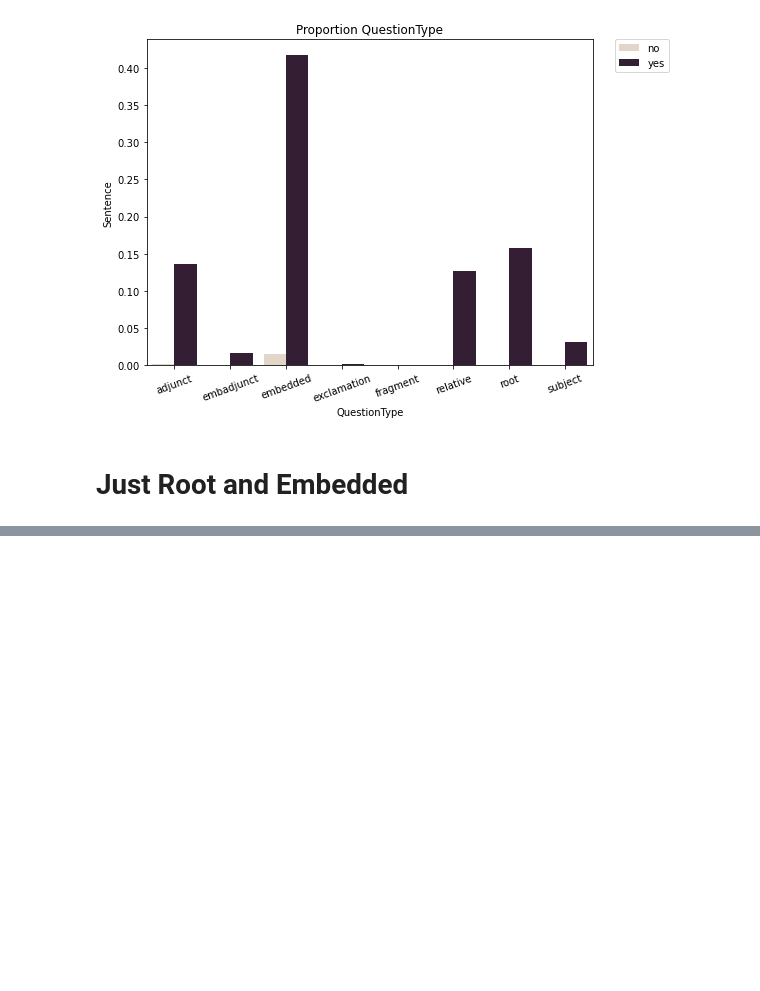
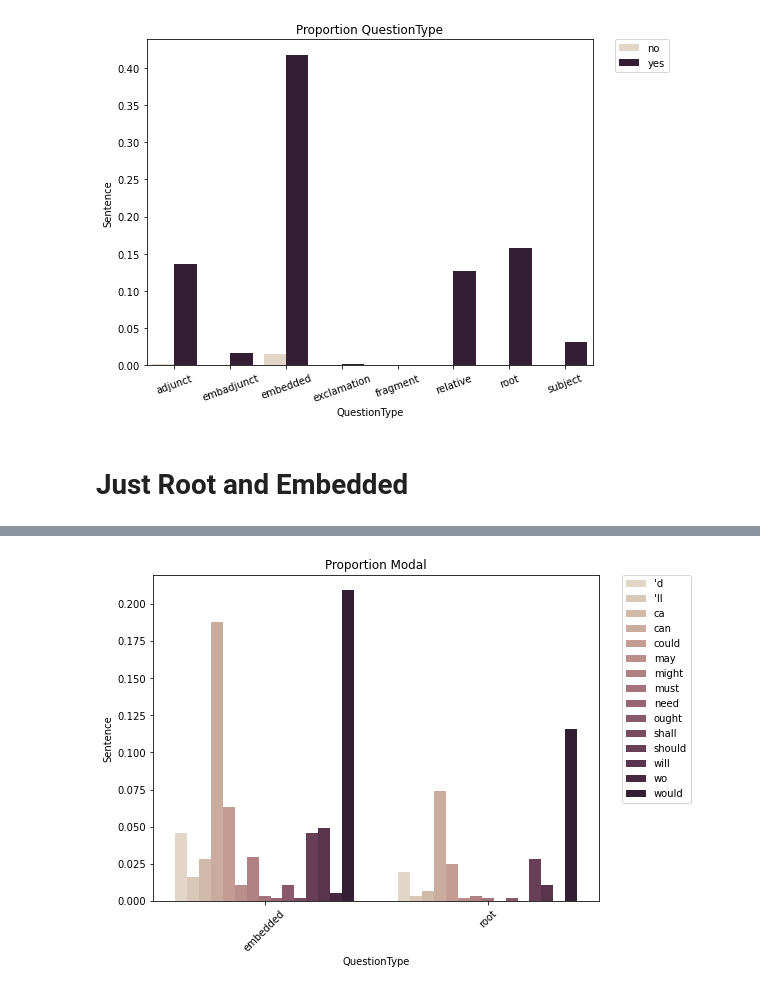
Before and after one commit to mcmoyer11/whquestions-tgrep2, a Jupyter notebook: corpus/graphs.ipynb, the cells around one changed output, grey strips where cells are left out. Cells and saved outputs as stored; diff of their text form; code cells hidden in the pictures; blank space fills up the shorter version.

```diff
--- a/corpus/graphs.ipynb
+++ b/corpus/graphs.ipynb
@@ -92,0 +259,14 @@ plt.show()
+# %%
+mod = df_crit[df_crit["ModalPresent"]=="yes"]
+# %%
+mod_pt = mod.pivot_table(index=['QuestionType',"Modal"], values="Sentence", aggfunc=len).groupby(["QuestionType"]).Sentence.transform(lambda x: x/len(mod)).reset_index()
+# %%
+fig_dims = (8, 6)
+fig, ax = plt.subplots(figsize=fig_dims)
+g = sns.barplot(x="QuestionType",y="Sentence", hue="Modal", palette="ch:.25", data=mod_pt)
+g.set_title("Proportion Modal")
+plt.legend(bbox_to_anchor=(1.05, 1), loc=2, borderaxespad=0.)
+ax.set_xticklabels(ax.get_xticklabels(),rotation=45)
+plt.show()
+# %% [output]
+[figure, added]
```
Also changed, not shown: parts of 25 cells of this notebook, 7 other files.
